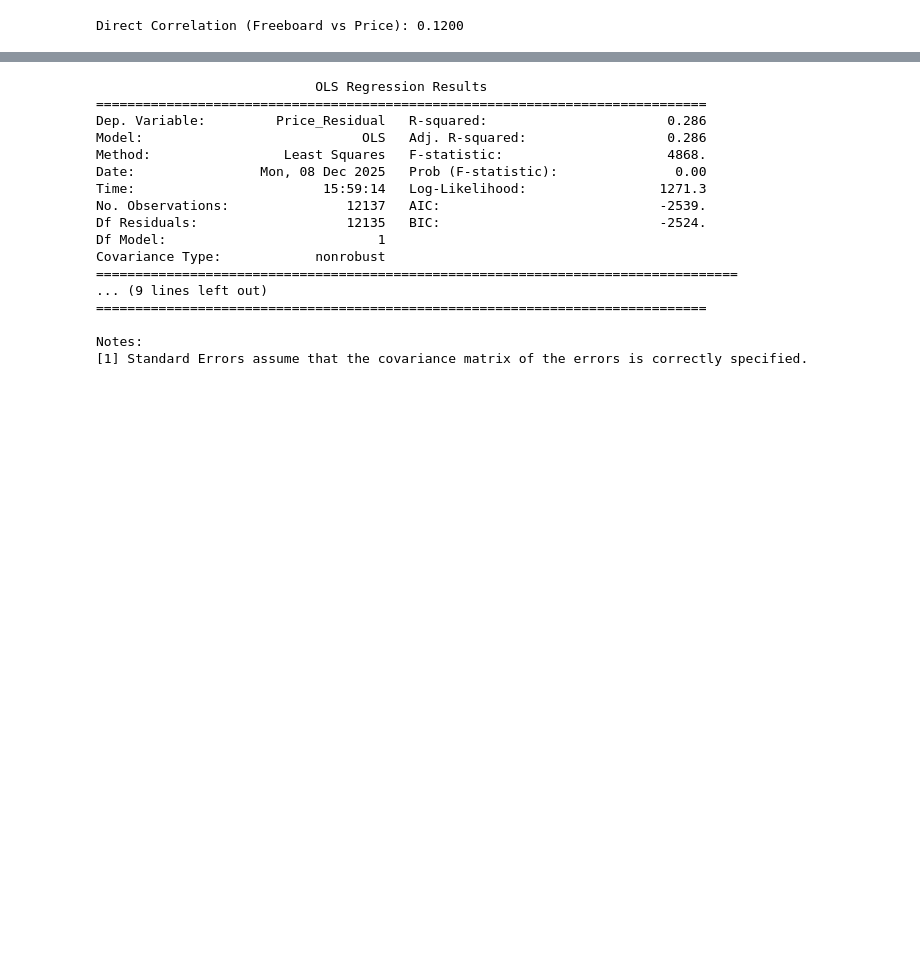
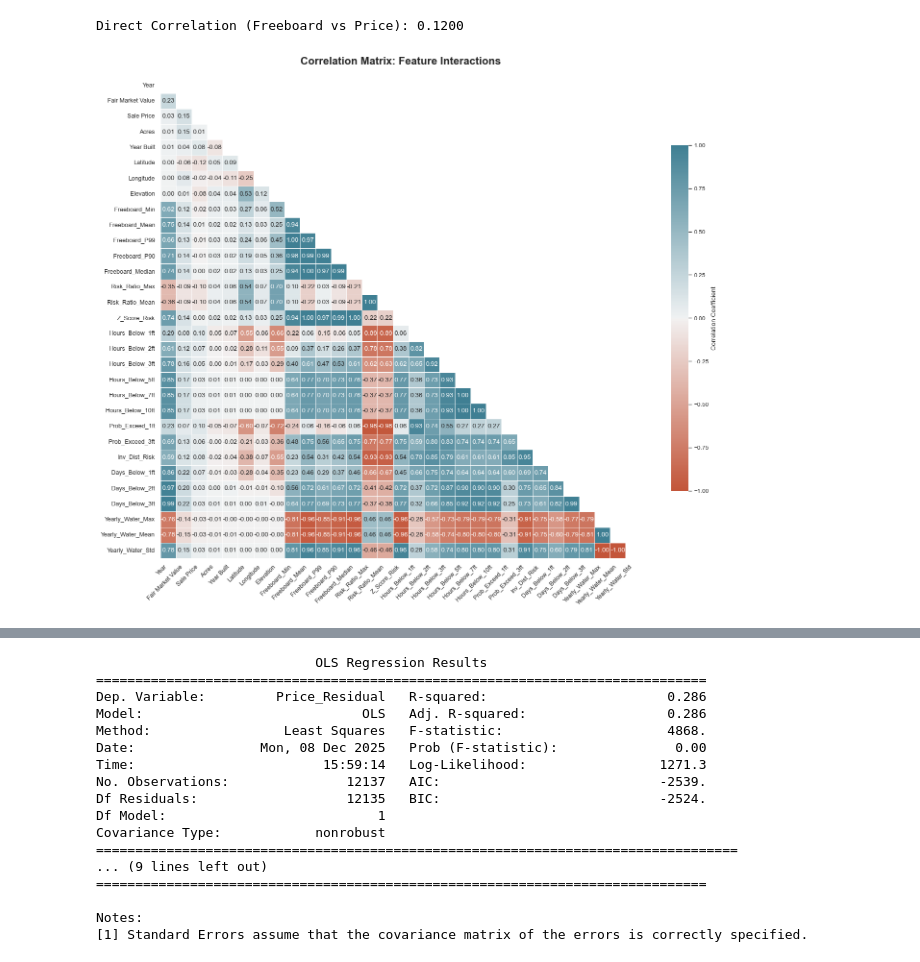
Before and after one commit to PrasunBanerjee04/SecooraRiskModel, a Jupyter notebook: full_scripts.ipynb, the cells around one changed output, grey strips where cells are left out. Saved outputs shown, nothing was run; the diff lists cells and outputs as text; code cells hidden in the pictures; blank space fills up the shorter version.

```diff
--- a/full_scripts.ipynb
+++ b/full_scripts.ipynb
@@ -412,4 +412,40 @@ Passing `palette` without assigning `hue` is deprecated and will be removed in v
   sns.barplot(
 [figure]
 Direct Correlation (Freeboard vs Price): 0.1200
+# %%
+def plot_full_correlation_matrix(df):
+    sns.set_context("paper")
+    sns.set_style("white")
+    df_numeric = df.select_dtypes(include=[np.number]).copy()
+
+    corr = df_numeric.corr()
+    mask = np.triu(np.ones_like(corr, dtype=bool))
+    plt.figure(figsize=(14, 12))
+    cmap = sns.diverging_palette(20, 220, as_cmap=True)
+
+    sns.heatmap(
+        corr,
+        mask=mask,
+        cmap=cmap,
+        vmax=1,
+        vmin=-1,
+        center=0,
+        square=True,
+        linewidths=0.5,
+        cbar_kws={"shrink": 0.7, "label": "Correlation Coefficient"},
+        annot=True,
+        fmt=".2f"
+    )
+
+    plt.title("Correlation Matrix: Feature Interactions", fontsize=16, fontweight='bold', pad=20)
+    plt.xticks(rotation=45, ha='right', fontsize=9)
+    plt.yticks(fontsize=9)
+
+    plt.tight_layout()
+    plt.savefig('full_correlation_matrix.png', dpi=300, bbox_inches='tight')
+    plt.show()
+
+plot_full_correlation_matrix(df_final)
+# %% [output]
+[figure, added]
 # %%
```
Also changed, not shown: parts of 1 cell of this notebook, 2 other files.
